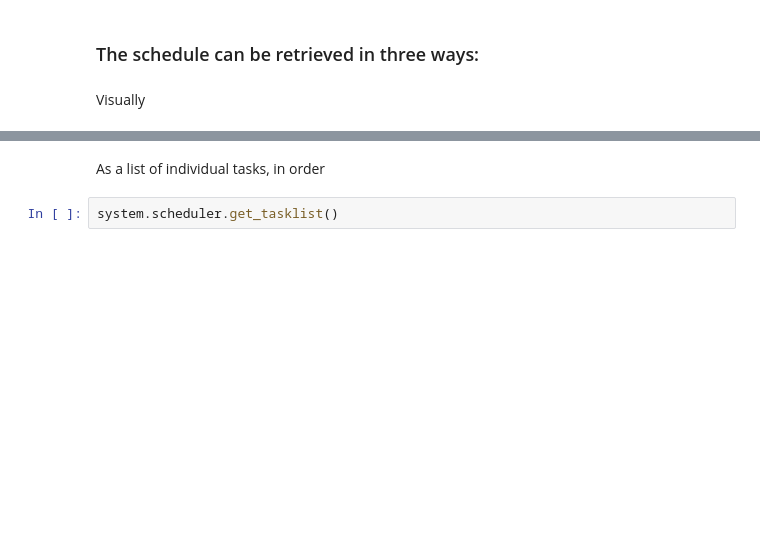
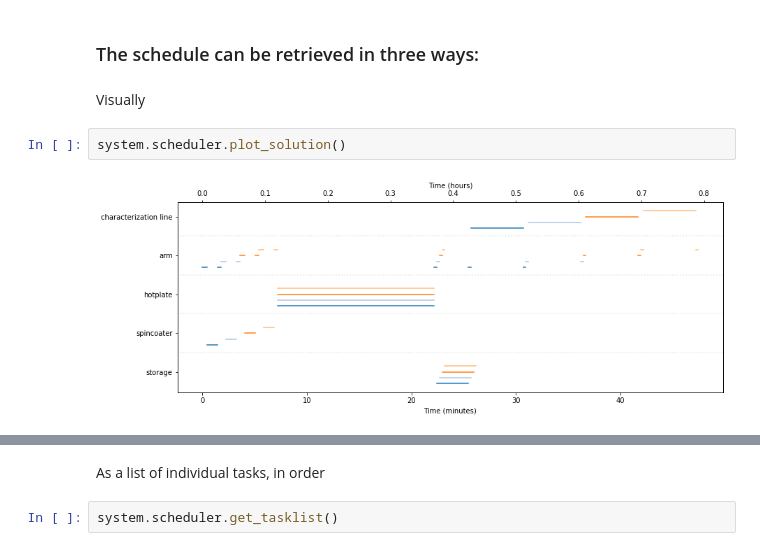
Before and after one commit to rekumar/roboflo, a Jupyter notebook: Examples/batch tasks.ipynb, the cells around one changed output, grey strips where cells are left out. Saved outputs shown, nothing was run; the diff lists cells and outputs as text; blank space fills up the shorter version.

```diff
--- a/Examples/batch tasks.ipynb
+++ b/Examples/batch tasks.ipynb
@@ -202,3 +202,7 @@ Solving final schedule
 ### The schedule can be retrieved in three ways:
 # %% [markdown]
 Visually
+# %%
+system.scheduler.plot_solution()
+# %% [output]
+[figure, added]
```
Also changed, not shown: parts of 10 cells of this notebook, 6 other files.
